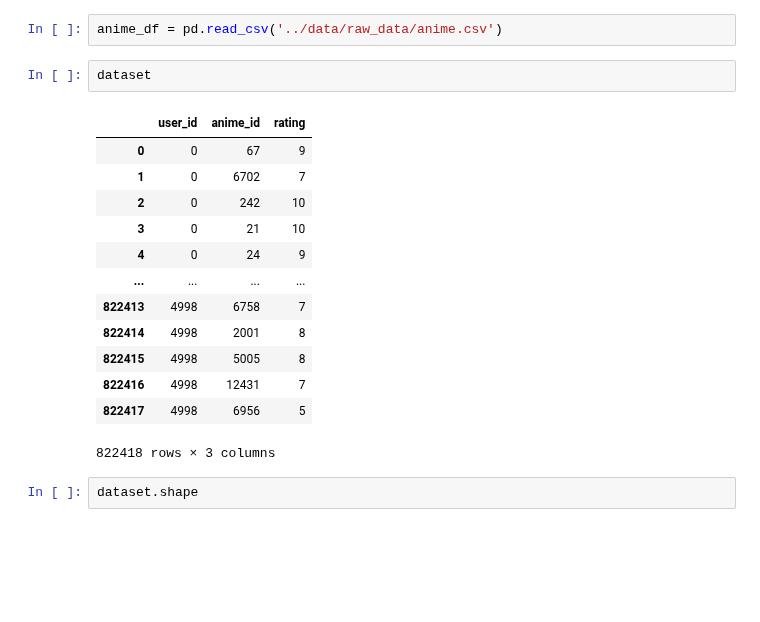
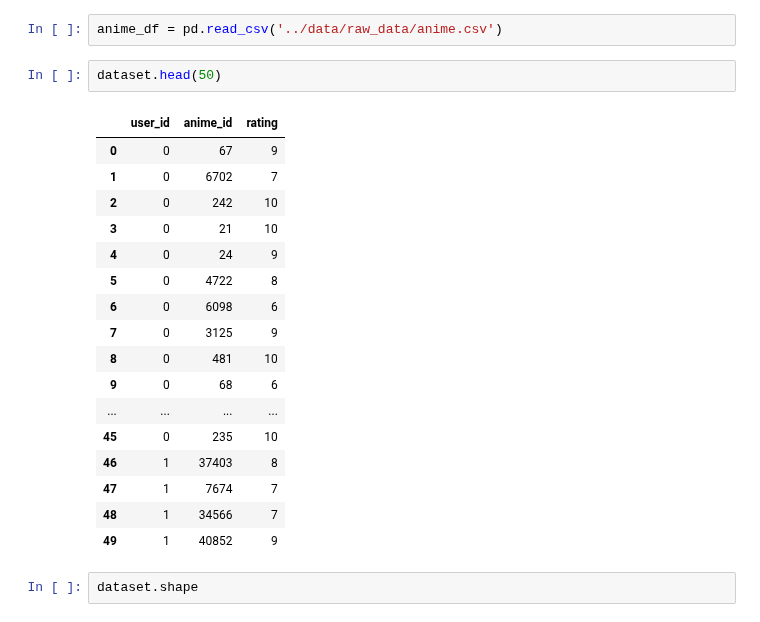
Before and after one commit to mijkami/Anime_Map, a Jupyter notebook: notebooks/Modelisation_neural.ipynb, the cells around one changed output. Saved outputs shown, nothing was run; the diff lists cells and outputs as text; blank space fills up the shorter version.

```diff
--- a/notebooks/Modelisation_neural.ipynb
+++ b/notebooks/Modelisation_neural.ipynb
@@ -17,21 +17,25 @@ dataset = pd.read_csv('../data/processed_data/active_users_df_10PlusRatings_part
 # %%
 anime_df = pd.read_csv('../data/raw_data/anime.csv')
 # %%
-dataset
+dataset.head(50)
 # %% [output]
 |  | user_id | anime_id | rating |
 | 0 | 0 | 67 | 9 |
 | 1 | 0 | 6702 | 7 |
 | 2 | 0 | 242 | 10 |
 | 3 | 0 | 21 | 10 |
 | 4 | 0 | 24 | 9 |
+| 5 | 0 | 4722 | 8 |
+| 6 | 0 | 6098 | 6 |
+| 7 | 0 | 3125 | 9 |
+| 8 | 0 | 481 | 10 |
+| 9 | 0 | 68 | 6 |
 | ... | ... | ... | ... |
-| 822413 | 4998 | 6758 | 7 |
-| 822414 | 4998 | 2001 | 8 |
-| 822415 | 4998 | 5005 | 8 |
-| 822416 | 4998 | 12431 | 7 |
-| 822417 | 4998 | 6956 | 5 |
+| 45 | 0 | 235 | 10 |
+| 46 | 1 | 37403 | 8 |
+| 47 | 1 | 7674 | 7 |
+| 48 | 1 | 34566 | 7 |
+| 49 | 1 | 40852 | 9 |
-822418 rows × 3 columns
 # %%
 dataset.shape
 # %% [output]
```
Also changed, not shown: parts of 25 cells of this notebook, 1 other file.
